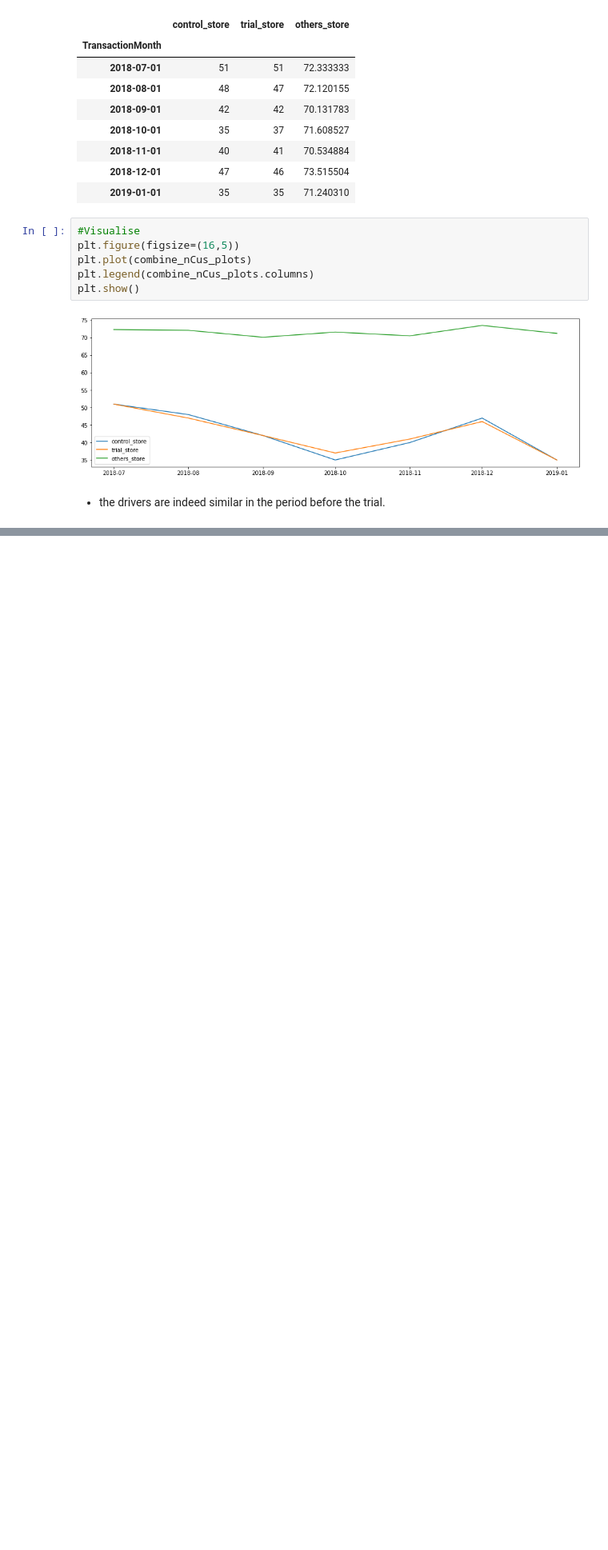
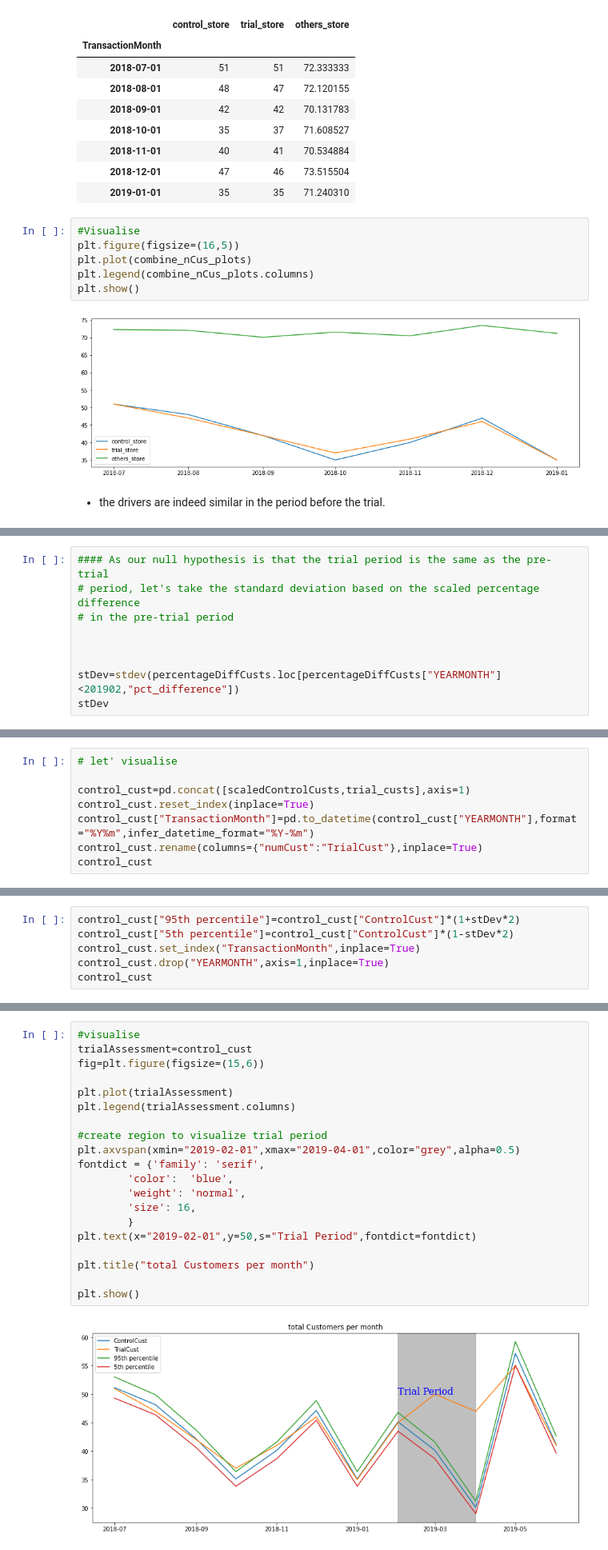
Before and after one commit to nyinyibo-ui/QuantiumProject-Forage-, a Jupyter notebook: task2.ipynb, the cells around one changed output, grey strips where cells are left out. Shown at 80% size. Saved outputs shown, nothing was run; the diff lists cells and outputs as text; blank space fills up the shorter version.

```diff
--- a/task2.ipynb
+++ b/task2.ipynb
@@ -644,0 +940,9 @@ indeed similar in the period before the trial.
+# %%
+#### As our null hypothesis is that the trial period is the same as the pre-trial
+# period, let's take the standard deviation based on the scaled percentage difference
+# in the pre-trial period
+
+
+
+stDev=stdev(percentageDiffCusts.loc[percentageDiffCusts["YEARMONTH"]<201902,"pct_difference"])
+stDev
@@ -644,0 +976,8 @@ indeed similar in the period before the trial.
+# %%
+# let' visualise
+
+control_cust=pd.concat([scaledControlCusts,trial_custs],axis=1)
+control_cust.reset_index(inplace=True)
+control_cust["TransactionMonth"]=pd.to_datetime(control_cust["YEARMONTH"],format="%Y%m",infer_datetime_format="%Y-%m")
+control_cust.rename(columns={"numCust":"TrialCust"},inplace=True)
+control_cust
@@ -644,0 +998,6 @@ indeed similar in the period before the trial.
+# %%
+control_cust["95th percentile"]=control_cust["ControlCust"]*(1+stDev*2)
+control_cust["5th percentile"]=control_cust["ControlCust"]*(1-stDev*2)
+control_cust.set_index("TransactionMonth",inplace=True)
+control_cust.drop("YEARMONTH",axis=1,inplace=True)
+control_cust
@@ -644,0 +1019,22 @@ indeed similar in the period before the trial.
+# %%
+#visualise
+trialAssessment=control_cust
+fig=plt.figure(figsize=(15,6))
+
+plt.plot(trialAssessment)
+plt.legend(trialAssessment.columns)
+
+#create region to visualize trial period
+plt.axvspan(xmin="2019-02-01",xmax="2019-04-01",color="grey",alpha=0.5)
+fontdict = {'family': 'serif',
+        'color':  'blue',
+        'weight': 'normal',
+        'size': 16,
+        }
+plt.text(x="2019-02-01",y=50,s="Trial Period",fontdict=fontdict)
+
+plt.title("total Customers per month")
+
+plt.show()
+# %% [output]
+[figure, added]
```
Also changed, not shown: parts of 33 cells of this notebook.
